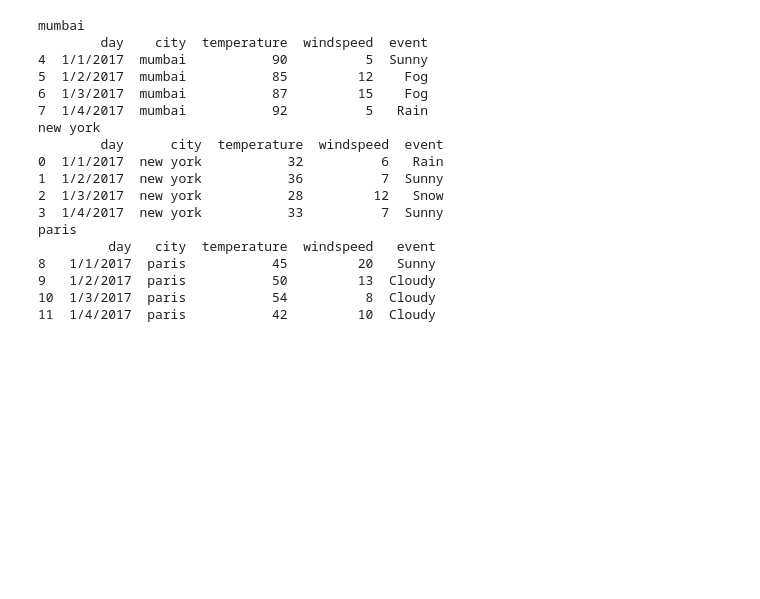
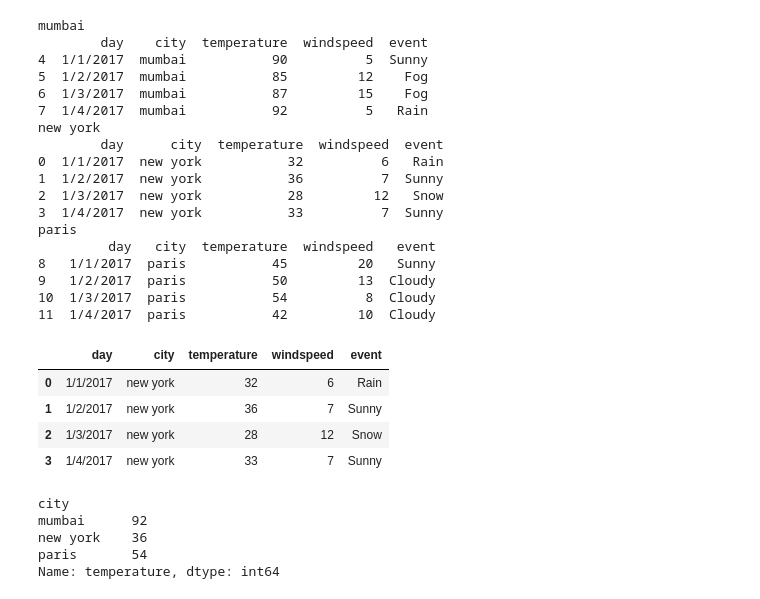
Before and after one commit to chaidosa/Devops_-_Python, a Jupyter notebook: Pandas/Pandas.ipynb, the cells around one changed output. Saved outputs shown, nothing was run; the diff lists cells and outputs as text; code cells hidden in the pictures; blank space fills up the shorter version.

```diff
--- a/Pandas/Pandas.ipynb
+++ b/Pandas/Pandas.ipynb
@@ -280,3 +280,21 @@ paris
 9   1/2/2017  paris           50         13  Cloudy
 10  1/3/2017  paris           54          8  Cloudy
 11  1/4/2017  paris           42         10  Cloudy
+# %%
+# to get spcific group
+g.get_group('new york')
+# %% [output]
+|  | day | city | temperature | windspeed | event |
+| 0 | 1/1/2017 | new york | 32 | 6 | Rain |
+| 1 | 1/2/2017 | new york | 36 | 7 | Sunny |
+| 2 | 1/3/2017 | new york | 28 | 12 | Snow |
+| 3 | 1/4/2017 | new york | 33 | 7 | Sunny |
+# %%
+#Find maximum temperature in each of the cities
+print(g.temperature.max())
+# %% [output]
+city
+mumbai      92
+new york    36
+paris       54
+Name: temperature, dtype: int64
```
Also changed, not shown: parts of 22 cells of this notebook.
